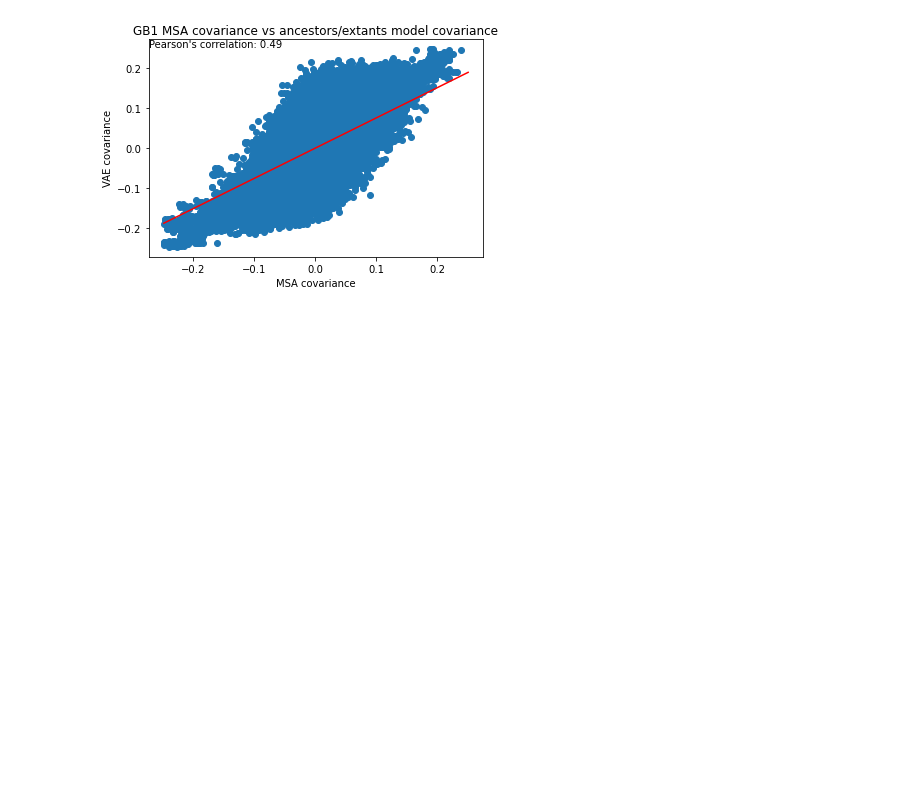
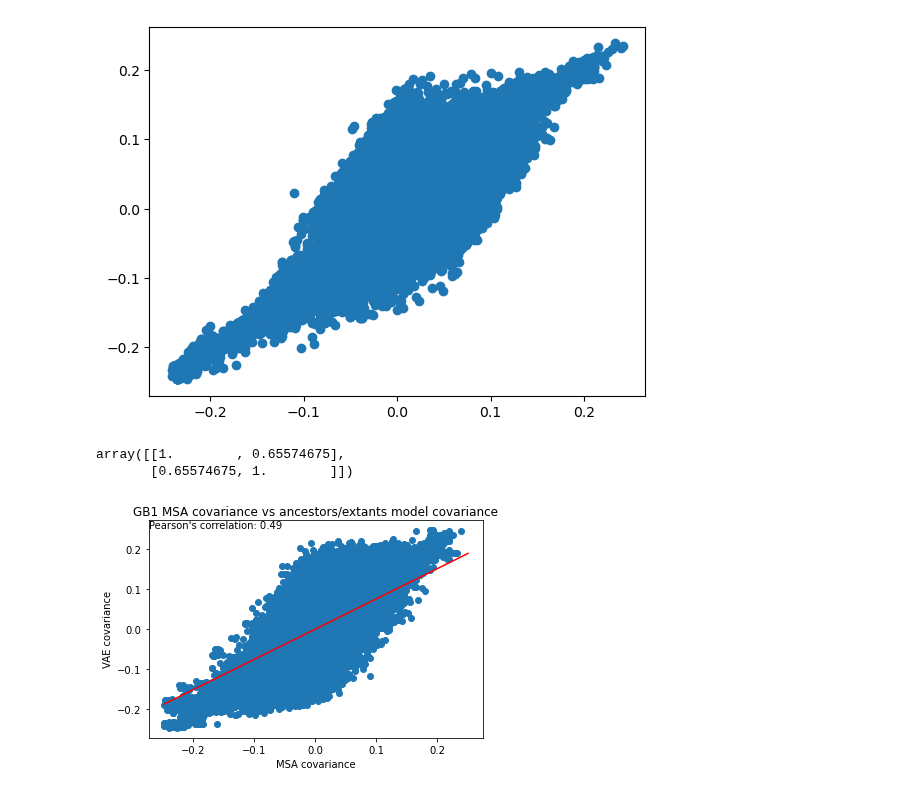
Before and after one commit to SebPorras/MAP_VAE, a Jupyter notebook: notebooks/calc_correlation.ipynb, the cells around one changed output. Drawn from its saved outputs; the diff is of its cells as text; code cells hidden in the pictures; blank space fills up the shorter version.

```diff
--- a/notebooks/calc_correlation.ipynb
+++ b/notebooks/calc_correlation.ipynb
@@ -88,30 +94,0 @@ KeyError: 'weights'
-# %%
-
-names = []
-z_vals = []
-
-num_samples = 50
-for encoding, weights, name in train_loader:
-    print(name)
-
-    encoding = encoding.float()
-    encoding = torch.flatten(encoding, start_dim=1)
-    #print(encoding.shape)
-
-    encoding = encoding.expand(num_samples, encoding.shape[0], encoding.shape[1])
-    #print(encoding.shape)
-    #print(encoding.shape)
-    z_mu, z_logvar = model.encode(encoding.float())
-    z_samples = model.reparameterise(z_mu, z_logvar)
-    #print(z_samples.shape)
-    #print(z_samples[:, 0, :])
-    mean_z = torch.mean(z_samples, dim=0)
-
-    names.extend(name)
-    z_vals.extend(mean_z.detach().numpy())
-
-
-print(len(names))
-print(len(z_vals))
-id_to_z = pd.DataFrame({"taxa": names, "z": z_vals})
-id_to_z.tail()
@@ -183,0 +157,3 @@ print(ids)
+# %%
+msa, _, _ = st.convert_msa_numpy_array(test_aln)
+thing = stats.pair_wise_covariances_parallel(msa, 10)
@@ -184,5 +162,7 @@ print(ids)
 # %%
-recons_df = pd.DataFrame({"id": ids, "sequence": recons})
+recons_df = pd.DataFrame({"id": ids, "sequence": reconstructions})
+recons_df.head()
+
 recon_msa, _, _ = st.convert_msa_numpy_array(recons_df)
-#recon_pairs = pair_wise_covariances(recon_msa)
+thing2 = stats.pair_wise_covariances_parallel(recon_msa, 10)
 # %% [output]
@@ -315,3 +170,16 @@ def pair_wise_covariances(msa):
+# %%
+import matplotlib.pyplot as plt
+plt.scatter(thing, thing2)
+plt.show()
+# %% [output]
+[figure, added]
+# %%
+import numpy as np
+correlation_coefficient = np.corrcoef(thing, thing2)
+correlation_coefficient
+# %% [output]
+array([[1.        , 0.65574675],
+       [0.65574675, 1.        ]])
 # %%
 import pandas as pd
 import numpy as np
```
Also changed, not shown: parts of 15 cells of this notebook, 5 other files.
